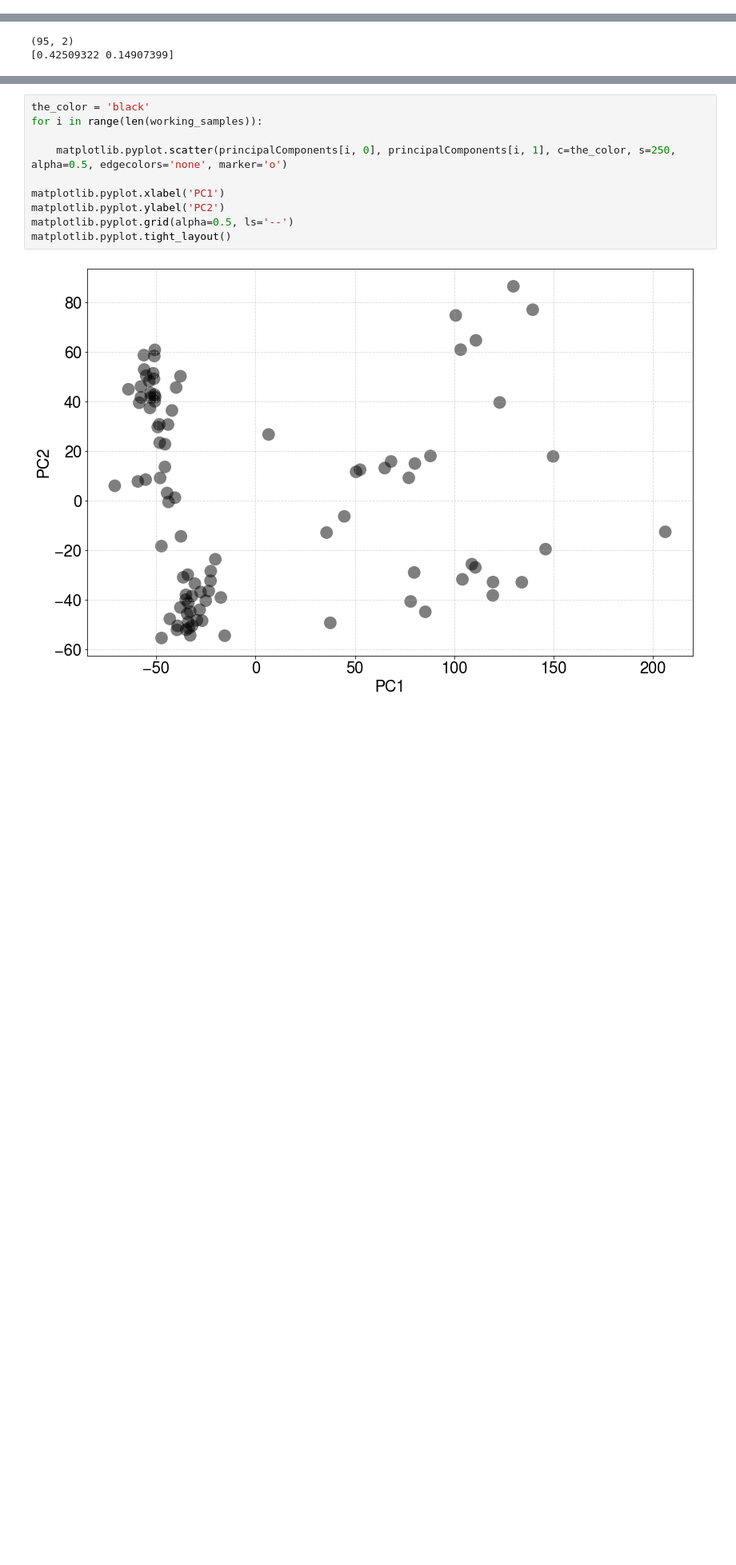
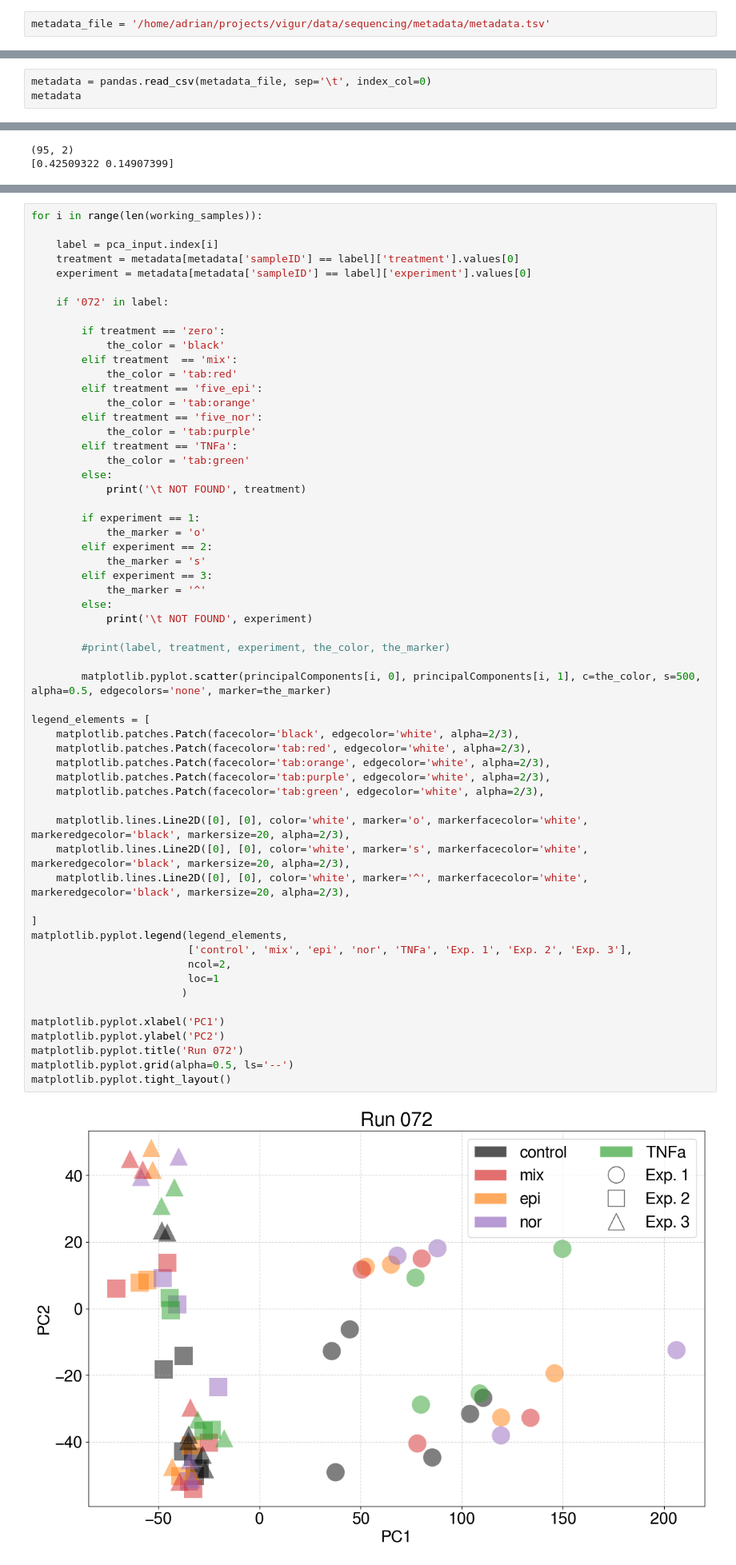
Before and after one commit to adelomana/vigur, a Jupyter notebook: sequencing/quality control/quality control.ipynb, the cells around one changed output, grey strips where cells are left out. Shown at 80% size. Saved outputs shown, nothing was run; the diff lists cells and outputs as text; blank space fills up the shorter version.

```diff
--- a/sequencing/quality control/quality control.ipynb
+++ b/sequencing/quality control/quality control.ipynb
@@ -7,2 +9,4 @@ matplotlib.rcParams.update({'font.size':20, 'font.family':'FreeSans', 'xtick.lab
 # %%
 tpm_file = '/home/adrian/projects/vigur/results/sequencing/tpm/DESeq2_TPM_values.tsv'
+# %%
+metadata_file = '/home/adrian/projects/vigur/data/sequencing/metadata/metadata.tsv'
@@ -19,3 +25,6 @@ df.head()
 | ENSG00000000457 | 4.152165 | 3.688847 | 5.083191 | 5.851081 | 5.013459 | 4.998895 | 4.943423 | 5.759294 | 5.797407 | 4.996733 | ... | ... |
 | ENSG00000000460 | 11.709865 | 11.232057 | 10.623214 | 10.214623 | 10.217977 | 10.546670 | 9.608664 | 8.750641 | 9.234168 | 8.759522 | ... | ... |
 5 rows × 96 columns
+# %%
+metadata = pandas.read_csv(metadata_file, sep='\t', index_col=0)
+metadata
@@ -110,12 +142,60 @@ print(pca.explained_variance_ratio_)
 # %%
-the_color = 'black'
 for i in range(len(working_samples)):
 
-    matplotlib.pyplot.scatter(principalComponents[i, 0], principalComponents[i, 1], c=the_color, s=250, alpha=0.5, edgecolors='none', marker='o')
+    label = pca_input.index[i]
+    treatment = metadata[metadata['sampleID'] == label]['treatment'].values[0]
+    experiment = metadata[metadata['sampleID'] == label]['experiment'].values[0]
+
+    if '072' in label:
+
+        if treatment == 'zero':
+            the_color = 'black'
+        elif treatment  == 'mix':
+            the_color = 'tab:red'
+        elif treatment == 'five_epi':
+            the_color = 'tab:orange'
+        elif treatment == 'five_nor':
+            the_color = 'tab:purple'
+        elif treatment == 'TNFa':
+            the_color = 'tab:green'
+        else:
+            print('\t NOT FOUND', treatment)
+
+        if experiment == 1:
+            the_marker = 'o'
+        elif experiment == 2:
+            the_marker = 's'
+        elif experiment == 3:
+            the_marker = '^'
+        else:
+            print('\t NOT FOUND', experiment)
+
+        #print(label, treatment, experiment, the_color, the_marker)
+
+        matplotlib.pyplot.scatter(principalComponents[i, 0], principalComponents[i, 1], c=the_color, s=500, alpha=0.5, edgecolors='none', marker=the_marker)
+
+legend_elements = [
+    matplotlib.patches.Patch(facecolor='black', edgecolor='white', alpha=2/3),
+    matplotlib.patches.Patch(facecolor='tab:red', edgecolor='white', alpha=2/3),
+    matplotlib.patches.Patch(facecolor='tab:orange', edgecolor='white', alpha=2/3),
+    matplotlib.patches.Patch(facecolor='tab:purple', edgecolor='white', alpha=2/3),
+    matplotlib.patches.Patch(facecolor='tab:green', edgecolor='white', alpha=2/3),
+
+    matplotlib.lines.Line2D([0], [0], color='white', marker='o', markerfacecolor='white', markeredgecolor='black', markersize=20, alpha=2/3),
+    matplotlib.lines.Line2D([0], [0], color='white', marker='s', markerfacecolor='white', markeredgecolor='black', markersize=20, alpha=2/3),
+    matplotlib.lines.Line2D([0], [0], color='white', marker='^', markerfacecolor='white', markeredgecolor='black', markersize=20, alpha=2/3),
+
+]
+matplotlib.pyplot.legend(legend_elements,
+                         ['control', 'mix', 'epi', 'nor', 'TNFa', 'Exp. 1', 'Exp. 2', 'Exp. 3'],
+                         ncol=2,
+                         loc=1
+                        )
 
 matplotlib.pyplot.xlabel('PC1')
 matplotlib.pyplot.ylabel('PC2')
+matplotlib.pyplot.title('Run 072')
 matplotlib.pyplot.grid(alpha=0.5, ls='--')
 matplotlib.pyplot.tight_layout()
 # %% [output]
-[figure, old version]
+[figure, new version]
```
Also changed, not shown: parts of 7 cells of this notebook, 4 other files.
